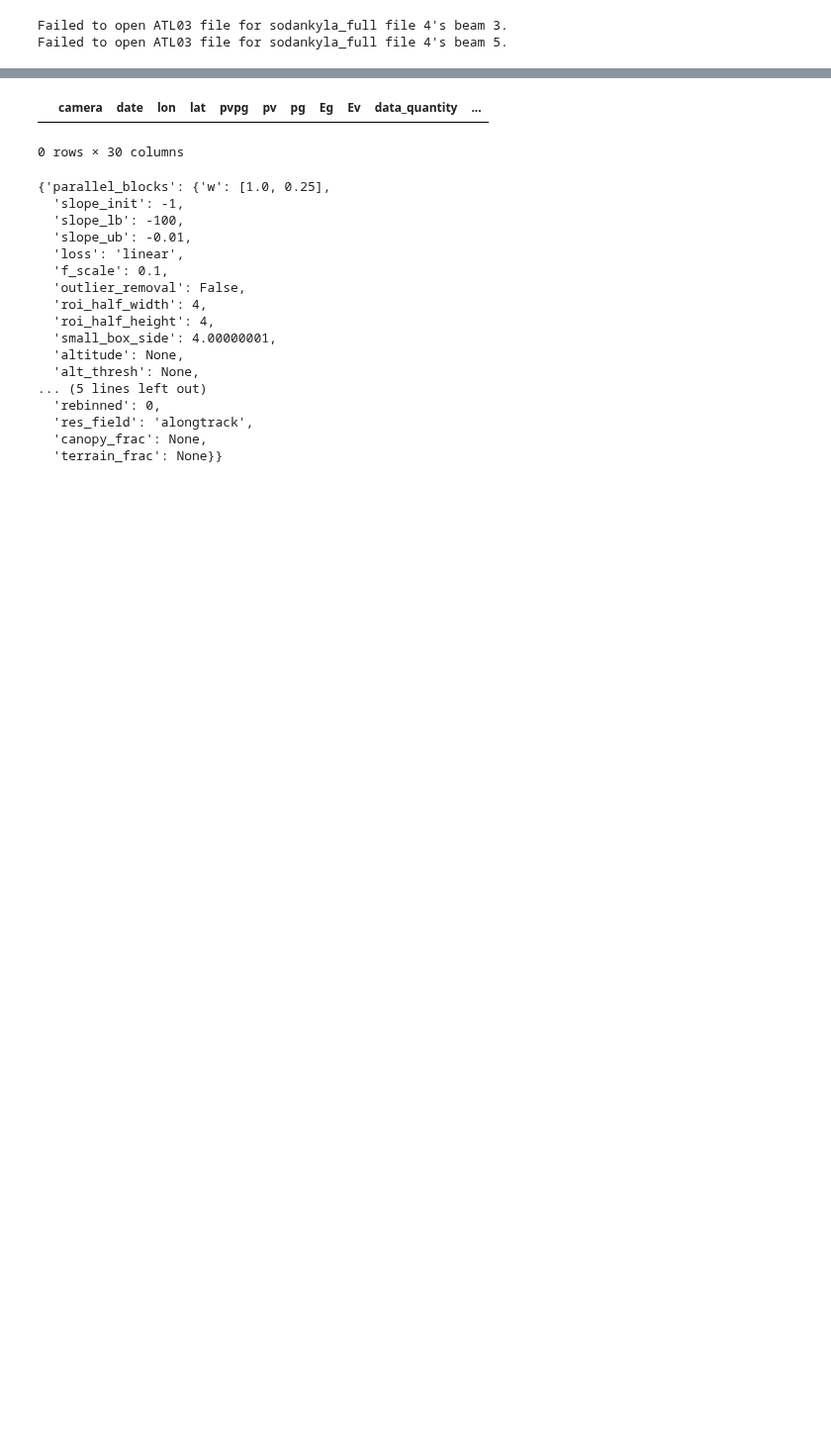
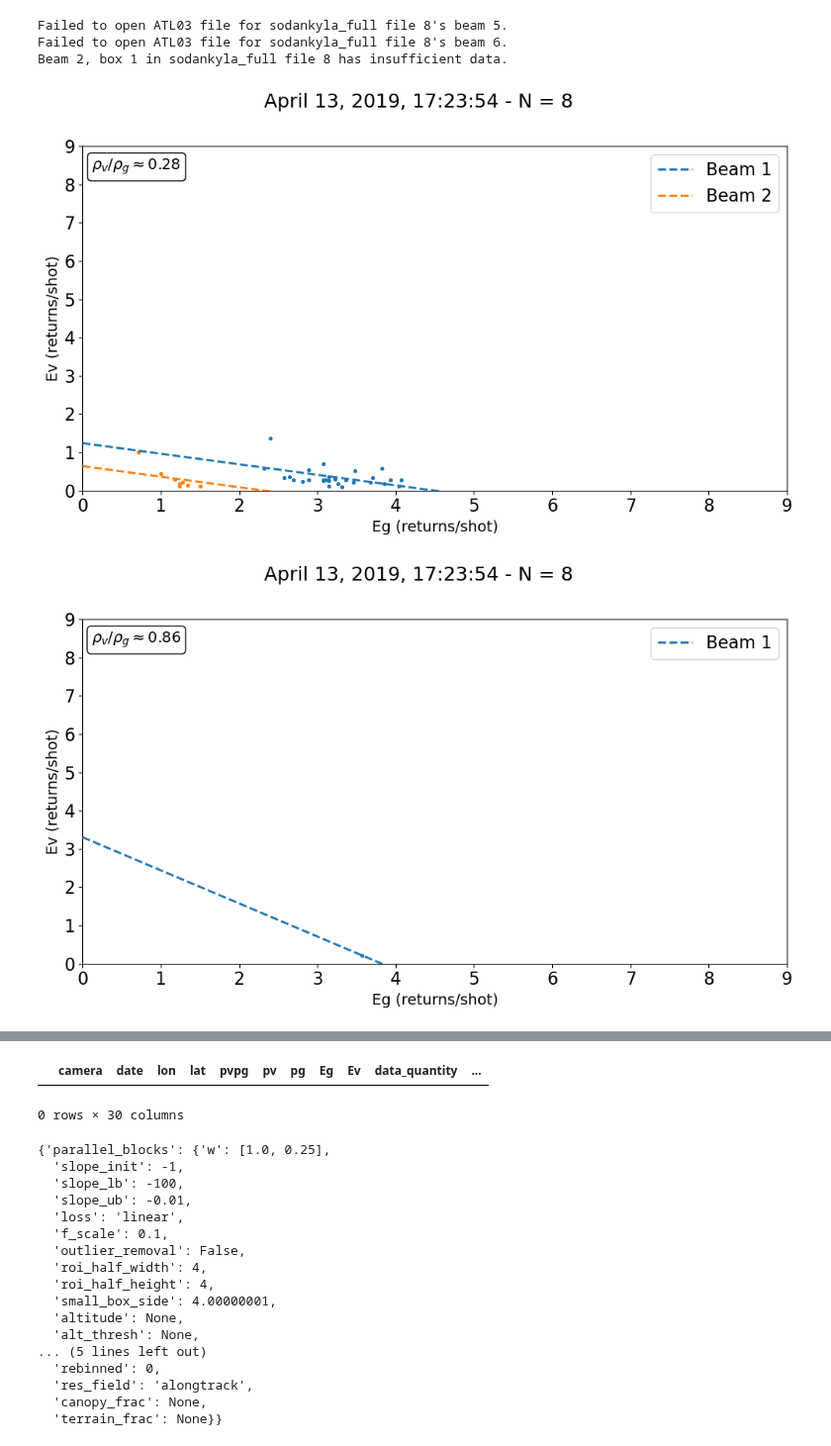
Before and after one commit to thomaslaraia/Snowstradamus_2, a Jupyter notebook: notebooks/01-tl-canopy-snow-exploration.ipynb, the cells around one changed output, grey strips where cells are left out. Shown at 99% size. Drawn from its saved outputs; the diff is of its cells as text; code cells hidden in the pictures; blank space fills up the shorter version.

```diff
--- a/notebooks/01-tl-canopy-snow-exploration.ipynb
+++ b/notebooks/01-tl-canopy-snow-exploration.ipynb
@@ -9,23 +9,29 @@ sys.path.append(os.path.abspath(".."))
 # %%
 import yaml
 
 with open("../config.yaml", "r") as f:
     cfg = yaml.safe_load(f)
 
-from scripts.parallel_blocks import *
+from scripts.parallel_blocks_gpt import *
 
 dirpath = '../../data_store/data/sodankyla_full/'
 
 all_ATL03, all_ATL08, failed_ATL03 = track_pairs(dirpath, failed=True)
 N = len(all_ATL03)
 
 coords = (26.634154, 67.361833)
 
 # cfg['parallel_blocks']['small_box_half_side'] = 4 + 1e-8
 cfg['parallel_blocks']['rebinned'] = 20
+cfg['parallel_blocks']['roi_half_width'] = 4
+cfg['parallel_blocks']['roi_half_height'] = 4
+cfg['parallel_blocks']['small_box_half_side'] = 1
 
-for i in [4]:
+for i in [8]:
     data = pvpg_parallel(dirpath, all_ATL03[i], all_ATL08[i], cfg=cfg, coords=coords, file_index=i, graph_detail=1)
 # %% [output]
-Failed to open ATL03 file for sodankyla_full file 4's beam 3.
-Failed to open ATL03 file for sodankyla_full file 4's beam 5.
+Failed to open ATL03 file for sodankyla_full file 8's beam 5.
+Failed to open ATL03 file for sodankyla_full file 8's beam 6.
+Beam 2, box 1 in sodankyla_full file 8 has insufficient data.
+[figure, added]
+[figure, added]
```
Also changed, not shown: parts of 1 cell of this notebook, 2 other files.
